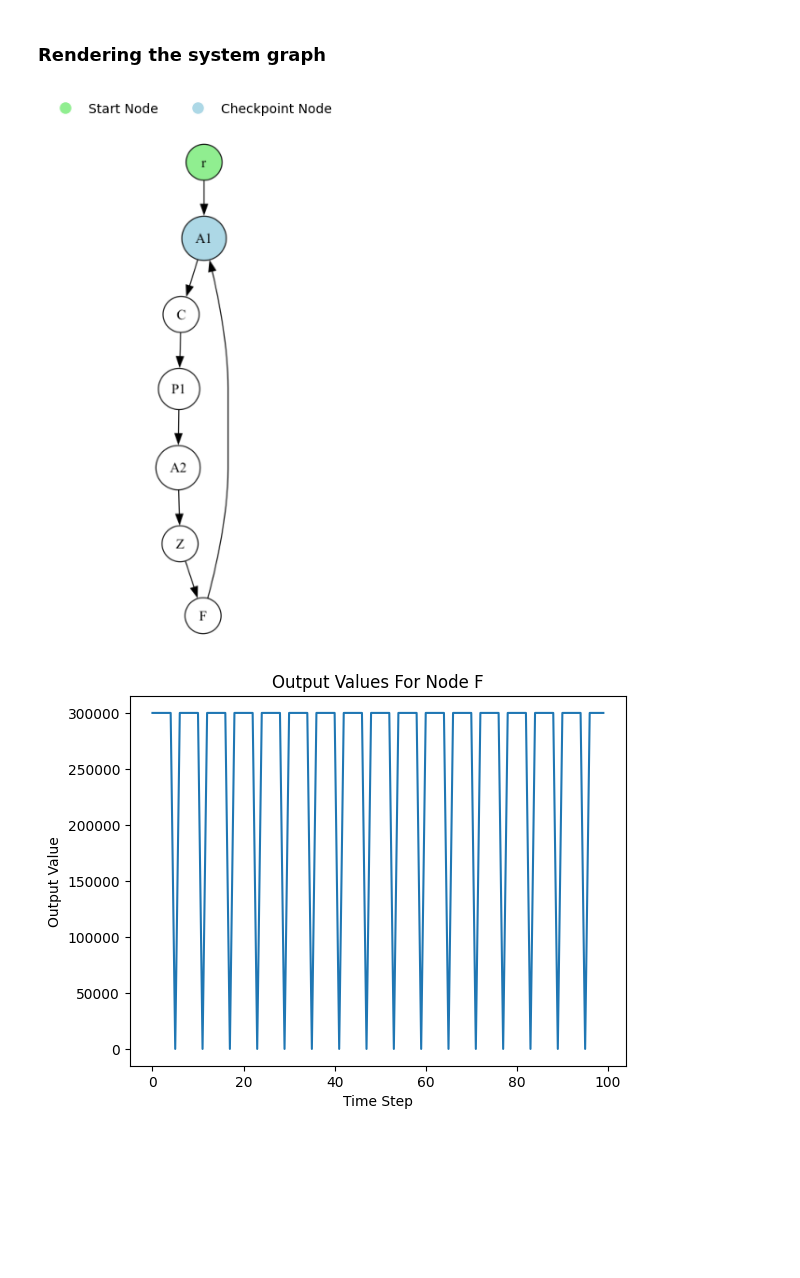
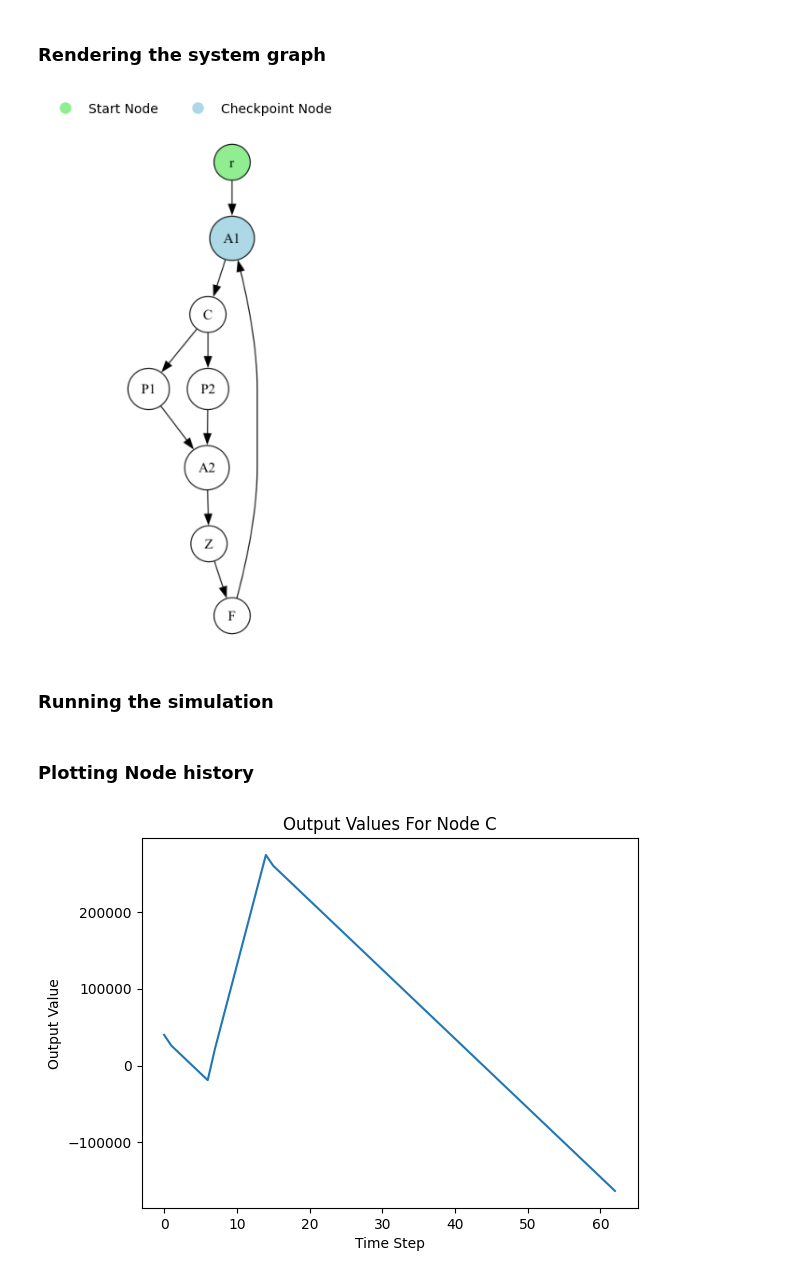
Before and after one commit to humancompatible/interconnect, a Jupyter notebook: examples/basic_simulation.ipynb, the cells around one changed output. Cells and saved outputs as stored; diff of their text form; code cells hidden in the pictures; blank space fills up the shorter version.

```diff
--- a/examples/basic_simulation.ipynb
+++ b/examples/basic_simulation.ipynb
@@ -65,7 +65,7 @@ class PiControllerLogic:
         self.tensors["pi_prev"] = result
         return result
 
-cont = Controller(name="C", logic=PiControllerLogic(sp=250000.0))
+cont = Controller(name="C", logic=PiControllerLogic(sp=80000.0))
 # %% [markdown]
 # Population Node
 # %%
@@ -135,12 +135,12 @@ from humancompatible.interconnect.simulators.nodes.filterer import Filterer
 class FiltererLogic:
     def __init__(self):
         self.tensors = {"S": torch.tensor([0.0], requires_grad=True),
-                        "K": torch.tensor([3.0], requires_grad=True),}
+                        "K": torch.tensor([2.0], requires_grad=True),}
         self.variables = ["S"]
 
     def forward(self, values):
         self.tensors["S"] = torch.tensor([values["S"]], requires_grad=True, dtype=torch.float)
-        result = (self.tensors["S"] + 1) * self.tensors["K"]
+        result = (self.tensors["S"] + 1) / self.tensors["K"]
         return result
 
 fil = Filterer(name="F", logic=FiltererLogic())
@@ -159,13 +159,13 @@ sim = Simulation()
 # %% [markdown]
 ### Creating the system
 # %%
-sim.system.add_nodes([refsig, agg1, cont, pop1, agg2, delay, fil])
+sim.system.add_nodes([refsig, agg1, cont, pop1, pop2, agg2, delay, fil])
 sim.system.connect_nodes(refsig, agg1)
 sim.system.connect_nodes(agg1, cont)
 sim.system.connect_nodes(cont,pop1)
-# sim.system.connect_nodes(cont,pop2)
+sim.system.connect_nodes(cont,pop2)
 sim.system.connect_nodes(pop1,agg2)
-# sim.system.connect_nodes(pop2,agg2)
+sim.system.connect_nodes(pop2,agg2)
 sim.system.connect_nodes(agg2, delay)
 sim.system.connect_nodes(delay, fil)
 sim.system.connect_nodes(fil, agg1)
@@ -177,13 +177,17 @@ sim.system.set_checkpoint_node(agg1)
 # %%
 sim.plot.render_graph()
 # %% [output]
-[figure, old version]
+[figure, new version]
+# %% [markdown]
+### Running the simulation
 # %%
 sim.system.run(100,False)
+# %% [markdown]
+### Plotting Node history
 # %%
-sim.plot.node_outputs(fil)
+sim.plot.node_outputs(cont)
 # %% [output]
-[figure, old version]
+[figure, new version]
 # %%
 sim.plot.runtimes()
 # %% [output]
```
Also changed, not shown: parts of 2 cells of this notebook.
